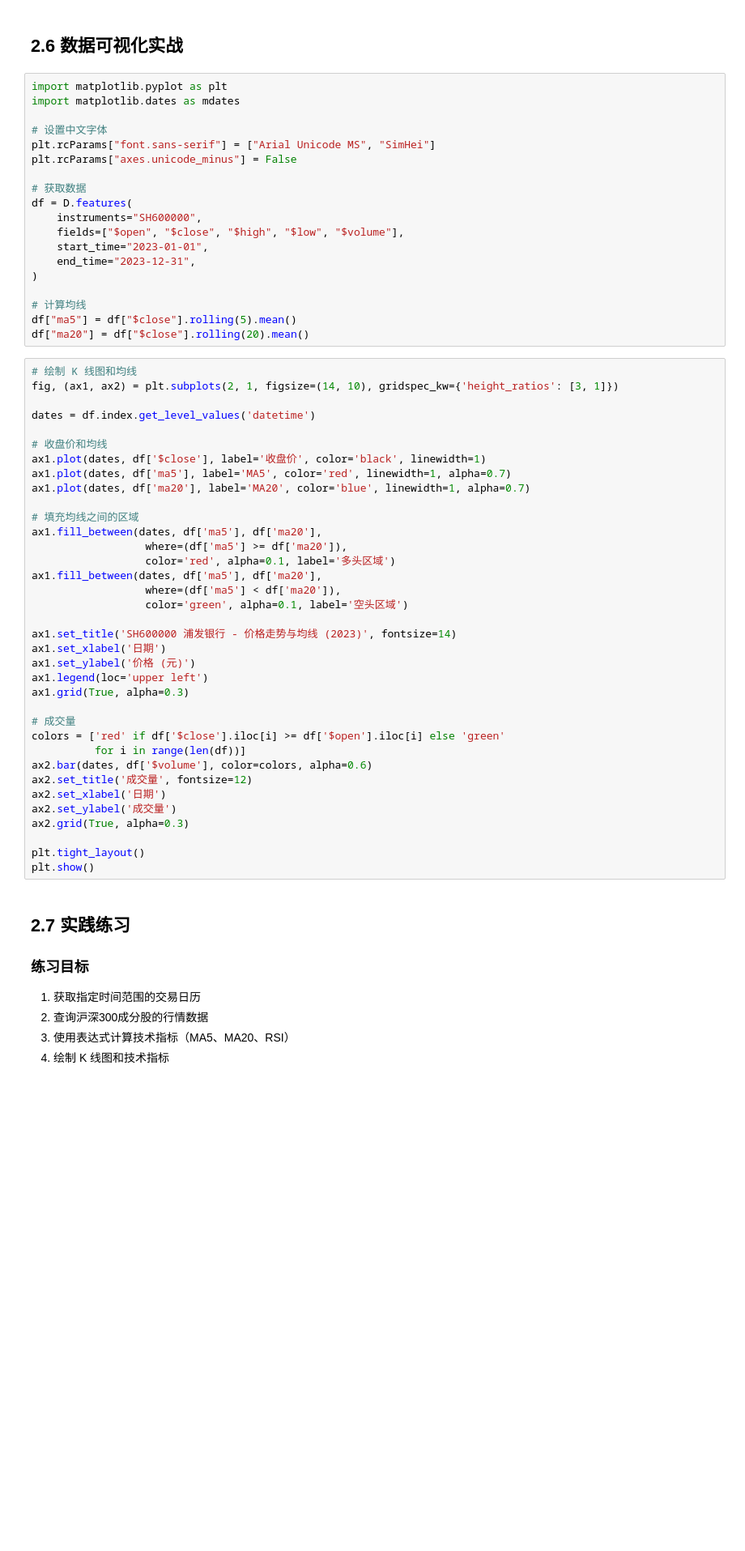
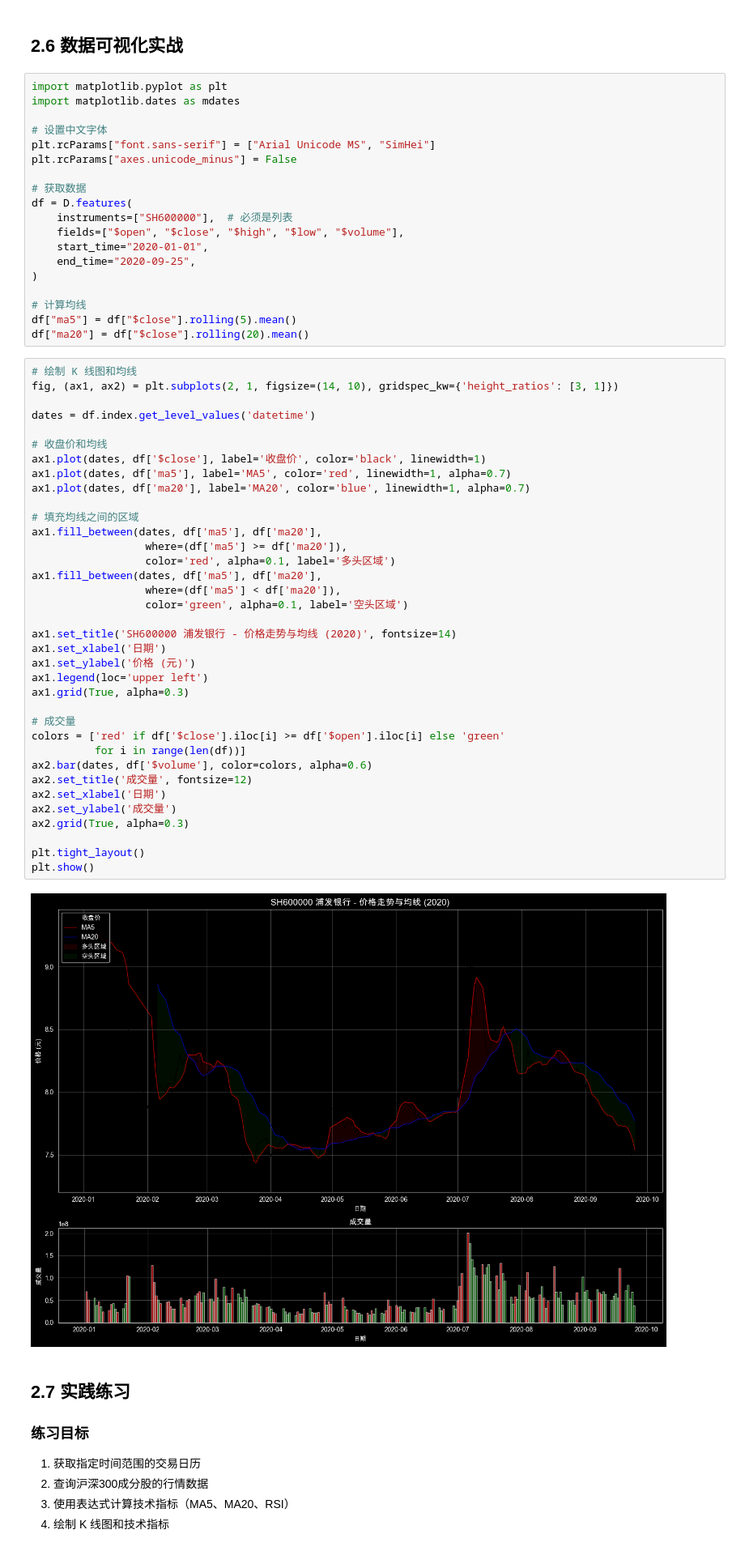
Before and after one commit to wutong377/qlib, a Jupyter notebook: tutorials/02_data_system_basics.ipynb, the cells around one changed output. Shown at 81% size. Drawn from its saved outputs; the diff is of its cells as text; blank space fills up the shorter version.

```diff
--- a/tutorials/02_data_system_basics.ipynb
+++ b/tutorials/02_data_system_basics.ipynb
@@ -291,10 +401,10 @@ plt.rcParams["axes.unicode_minus"] = False
 
 # 获取数据
 df = D.features(
-    instruments="SH600000",
+    instruments=["SH600000"],  # 必须是列表
     fields=["$open", "$close", "$high", "$low", "$volume"],
-    start_time="2023-01-01",
-    end_time="2023-12-31",
+    start_time="2020-01-01",
+    end_time="2020-09-25",
 )
 
 # 计算均线
@@ -308,34 +418,36 @@ dates = df.index.get_level_values('datetime')
 
 # 收盘价和均线
 ax1.plot(dates, df['$close'], label='收盘价', color='black', linewidth=1)
 ax1.plot(dates, df['ma5'], label='MA5', color='red', linewidth=1, alpha=0.7)
 ax1.plot(dates, df['ma20'], label='MA20', color='blue', linewidth=1, alpha=0.7)
 
 # 填充均线之间的区域
 ax1.fill_between(dates, df['ma5'], df['ma20'],
                   where=(df['ma5'] >= df['ma20']),
                   color='red', alpha=0.1, label='多头区域')
 ax1.fill_between(dates, df['ma5'], df['ma20'],
                   where=(df['ma5'] < df['ma20']),
                   color='green', alpha=0.1, label='空头区域')
 
-ax1.set_title('SH600000 浦发银行 - 价格走势与均线 (2023)', fontsize=14)
+ax1.set_title('SH600000 浦发银行 - 价格走势与均线 (2020)', fontsize=14)
 ax1.set_xlabel('日期')
 ax1.set_ylabel('价格 (元)')
 ax1.legend(loc='upper left')
 ax1.grid(True, alpha=0.3)
 
 # 成交量
 colors = ['red' if df['$close'].iloc[i] >= df['$open'].iloc[i] else 'green'
           for i in range(len(df))]
 ax2.bar(dates, df['$volume'], color=colors, alpha=0.6)
 ax2.set_title('成交量', fontsize=12)
 ax2.set_xlabel('日期')
 ax2.set_ylabel('成交量')
 ax2.grid(True, alpha=0.3)
 
 plt.tight_layout()
 plt.show()
+# %% [output]
+[figure, added]
 # %% [markdown]
 ## 2.7 实践练习
 
```
Also changed, not shown: parts of 16 cells of this notebook, 12 other files.
